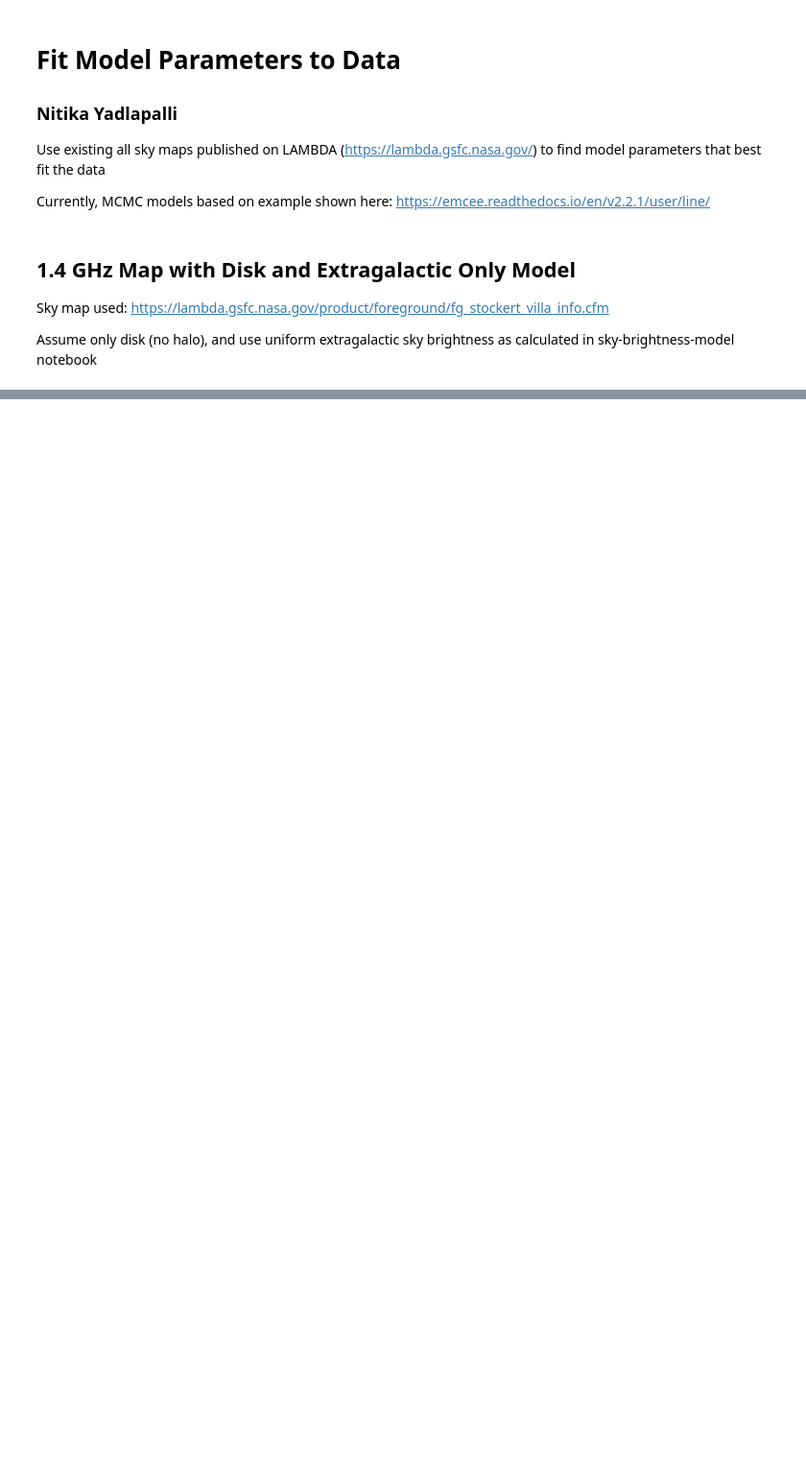
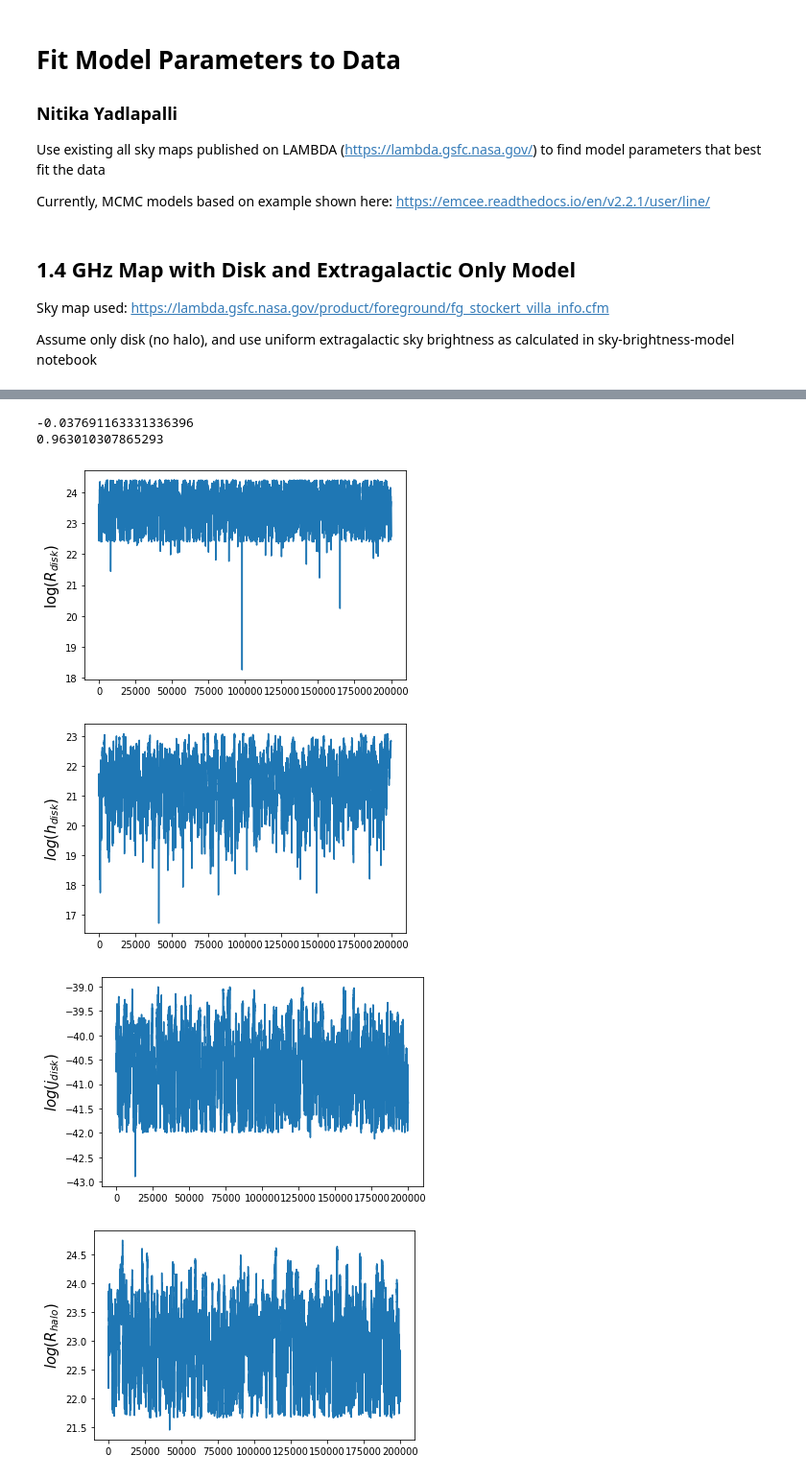
Before and after one commit to nitikayad96/radio-background, a Jupyter notebook: find-model-parameters.ipynb, the cells around one changed output, grey strips where cells are left out. Shown at 96% size. Drawn from its saved outputs; the diff is of its cells as text; code cells hidden in the pictures; blank space fills up the shorter version.

```diff
--- a/find-model-parameters.ipynb
+++ b/find-model-parameters.ipynb
@@ -553,0 +456,46 @@ plt.hist(res)
+# %%
+# Use this cell to test good starting point for walkers
+idx_exb = hp.query_strip(NSIDE_dg, np.deg2rad(90-10), np.deg2rad(90+10))
+
+testln = lnlike([2*d, 0.17*d, 2e-41, 4*d, 2.2e-42], nu, l, b, map_1420_dg, T_eg, T_rms, idx_exb)
+print(testln)
+print(np.exp(testln))
+# %% [output]
+-0.037691163331336396
+0.963010307865293
+# %%
+# initialize walkers
+
+ndim = 5
+nwalkers = 200
+param_init = [2*d, 0.17*d, 2e-41, 4*d, 2.2e-42]
+
+init = [param_init]
+for i in range(nwalkers-1):
+    #start walkers such that all values are positive and mean multiplicative factor is 1
+    vary = np.abs(np.random.randn(ndim)+1)
+    init.append([param_init[i]*vary[i] for i in range(ndim)])
+
+init = np.array(init)
+# %%
+#set up sampler and run MCMC
+
+sampler = emcee.EnsembleSampler(nwalkers, ndim, lnprob, args=(nu, l, b, map_1420_dg, T_eg, T_rms, idx_exb))
+
+SAMPLER = sampler.run_mcmc(init, 1000)
+# %%
+samples = np.array(sampler.chain)
+# %%
+samples_reshape = samples.reshape((-1, ndim))
+samples_corner = np.log10(samples_reshape)
+# %%
+labels=["log($R_{disk})$", "$log(h_{disk})$", "$log(j_{disk})$" ,"$log(R_{halo})$","$log(j_{halo})$"]
+for i in range(ndim):
+    plt.figure(i)
+    plt.plot(samples_corner[:,i])
+    plt.ylabel(labels[i], fontsize='15')
+# %% [output]
+[figure, added]
+[figure, added]
+[figure, added]
+[figure, added]
```
Also changed, not shown: parts of 42 cells of this notebook.
